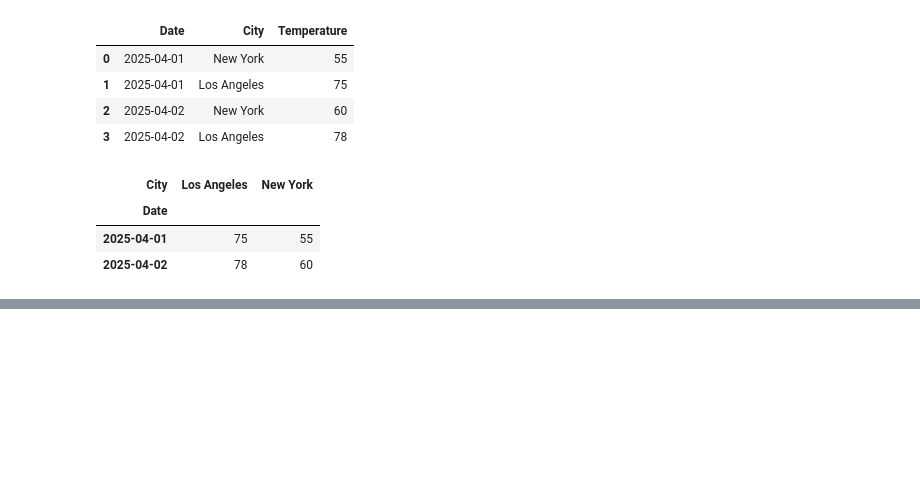
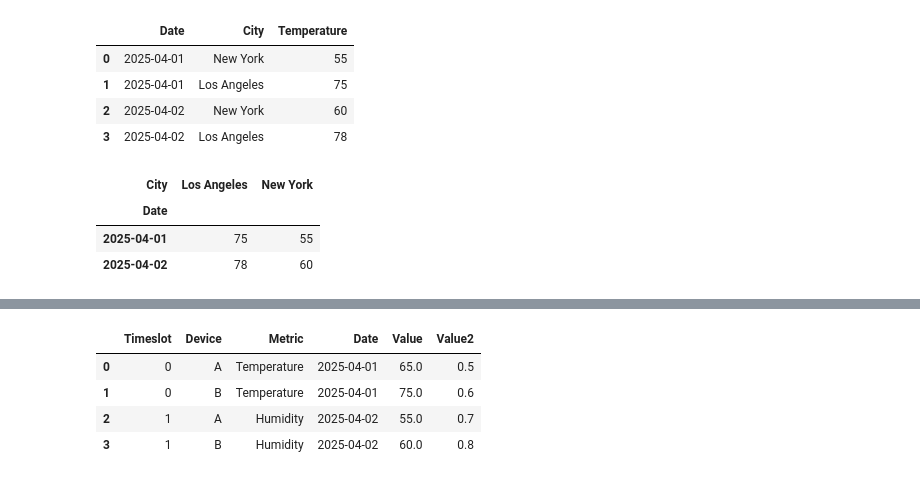
Before and after one commit to jinyongnan810/RNN-practices, a Jupyter notebook: pandas-practices/pandas-practices.ipynb, the cells around one changed output, grey strips where cells are left out. Drawn from its saved outputs; the diff is of its cells as text; code cells hidden in the pictures; blank space fills up the shorter version.

```diff
--- a/pandas-practices/pandas-practices.ipynb
+++ b/pandas-practices/pandas-practices.ipynb
@@ -342,0 +398,9 @@ pivot_df
+# %%
+stacked_df = pivot_df.stack(level=[1, 2]).reset_index()
+stacked_df
+# %% [output]
+|  | Timeslot | Device | Metric | Date | Value | Value2 |
+| 0 | 0 | A | Temperature | 2025-04-01 | 65.0 | 0.5 |
+| 1 | 0 | B | Temperature | 2025-04-01 | 75.0 | 0.6 |
+| 2 | 1 | A | Humidity | 2025-04-02 | 55.0 | 0.7 |
+| 3 | 1 | B | Humidity | 2025-04-02 | 60.0 | 0.8 |
```
Also changed, not shown: parts of 16 cells of this notebook.
